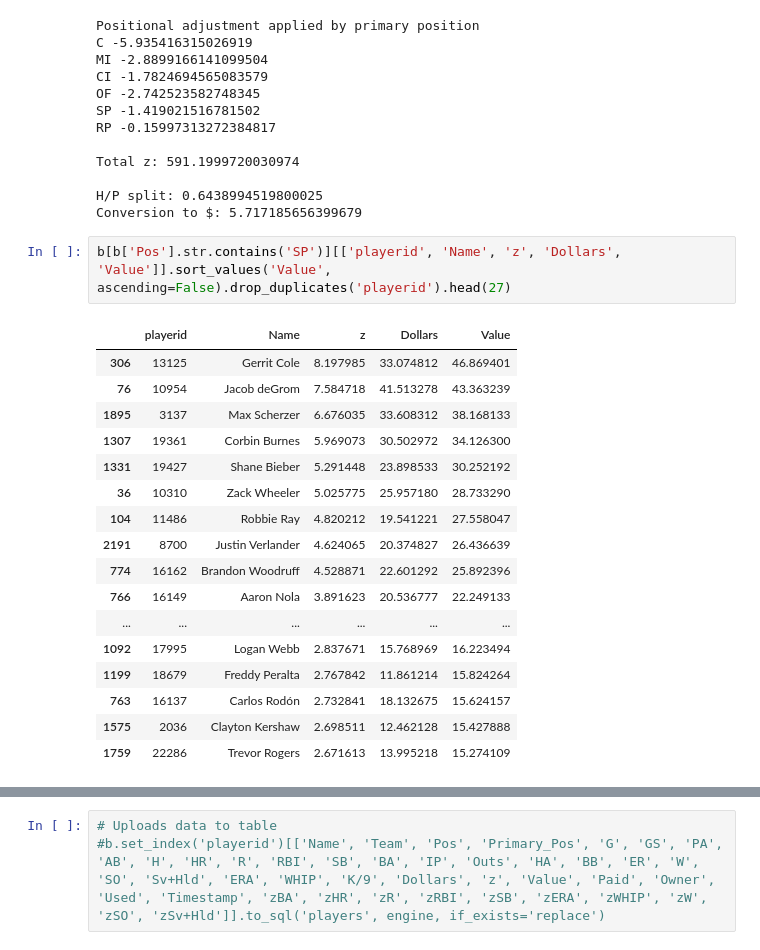
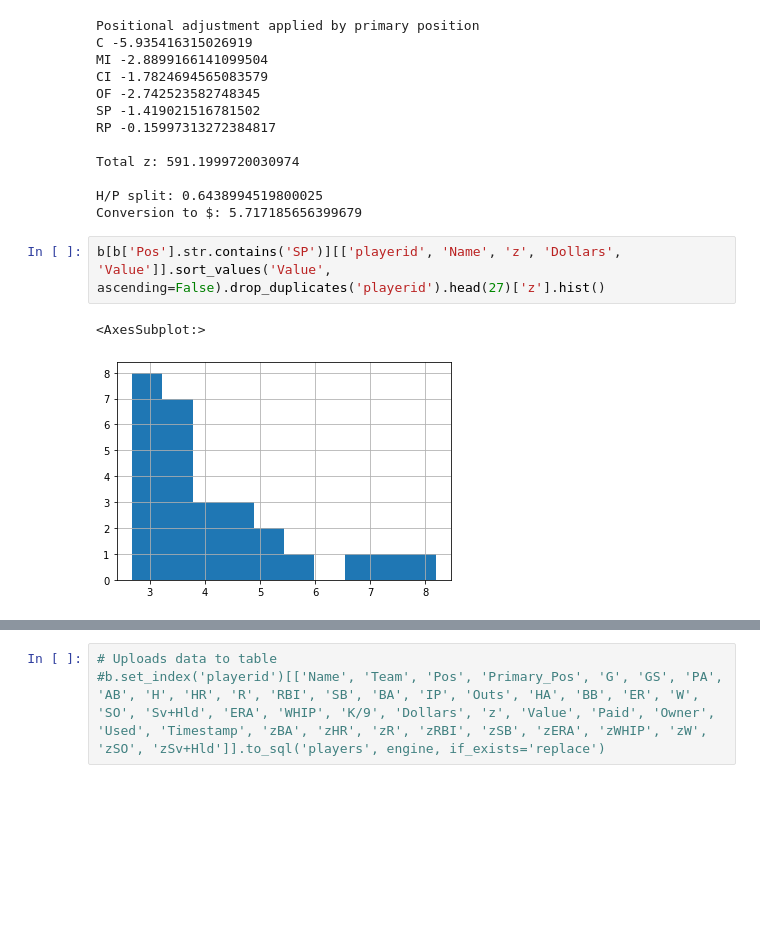
Before and after one commit to haueter19/baseball, a Jupyter notebook: Fantasy Work.ipynb, the cells around one changed output, grey strips where cells are left out. Saved outputs shown, nothing was run; the diff lists cells and outputs as text; blank space fills up the shorter version.

```diff
--- a/Fantasy Work.ipynb
+++ b/Fantasy Work.ipynb
@@ -265,23 +265,8 @@ Total z: 591.1999720030974
 
 H/P split: 0.6438994519800025
 Conversion to $: 5.717185656399679
-# %%
-b[b['Pos'].str.contains('SP')][['playerid', 'Name', 'z', 'Dollars', 'Value']].sort_values('Value', ascending=False).drop_duplicates('playerid').head(27)
-# %% [output]
-|  | playerid | Name | z | Dollars | Value |
-| 306 | 13125 | Gerrit Cole | 8.197985 | 33.074812 | 46.869401 |
-| 76 | 10954 | Jacob deGrom | 7.584718 | 41.513278 | 43.363239 |
-| 1895 | 3137 | Max Scherzer | 6.676035 | 33.608312 | 38.168133 |
-| 1307 | 19361 | Corbin Burnes | 5.969073 | 30.502972 | 34.126300 |
-| 1331 | 19427 | Shane Bieber | 5.291448 | 23.898533 | 30.252192 |
-| 36 | 10310 | Zack Wheeler | 5.025775 | 25.957180 | 28.733290 |
-| 104 | 11486 | Robbie Ray | 4.820212 | 19.541221 | 27.558047 |
-| 2191 | 8700 | Justin Verlander | 4.624065 | 20.374827 | 26.436639 |
-| 774 | 16162 | Brandon Woodruff | 4.528871 | 22.601292 | 25.892396 |
-| 766 | 16149 | Aaron Nola | 3.891623 | 20.536777 | 22.249133 |
-| ... | ... | ... | ... | ... | ... |
-| 1092 | 17995 | Logan Webb | 2.837671 | 15.768969 | 16.223494 |
-| 1199 | 18679 | Freddy Peralta | 2.767842 | 11.861214 | 15.824264 |
-| 763 | 16137 | Carlos Rodón | 2.732841 | 18.132675 | 15.624157 |
-| 1575 | 2036 | Clayton Kershaw | 2.698511 | 12.462128 | 15.427888 |
-| 1759 | 22286 | Trevor Rogers | 2.671613 | 13.995218 | 15.274109 |
+# %%
+b[b['Pos'].str.contains('SP')][['playerid', 'Name', 'z', 'Dollars', 'Value']].sort_values('Value', ascending=False).drop_duplicates('playerid').head(27)['z'].hist()
+# %% [output]
+<AxesSubplot:>
+[figure, added]
```
Also changed, not shown: parts of 15 cells of this notebook.
